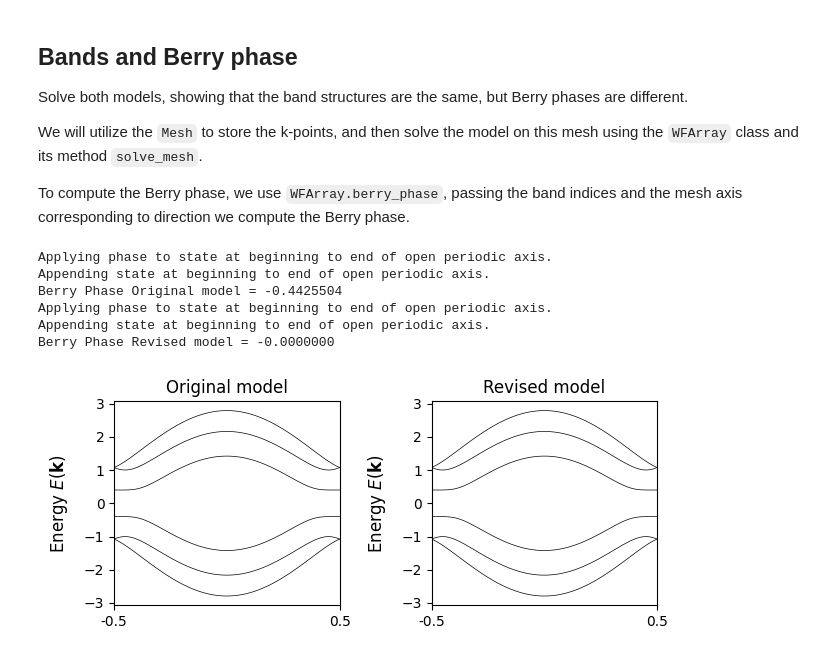
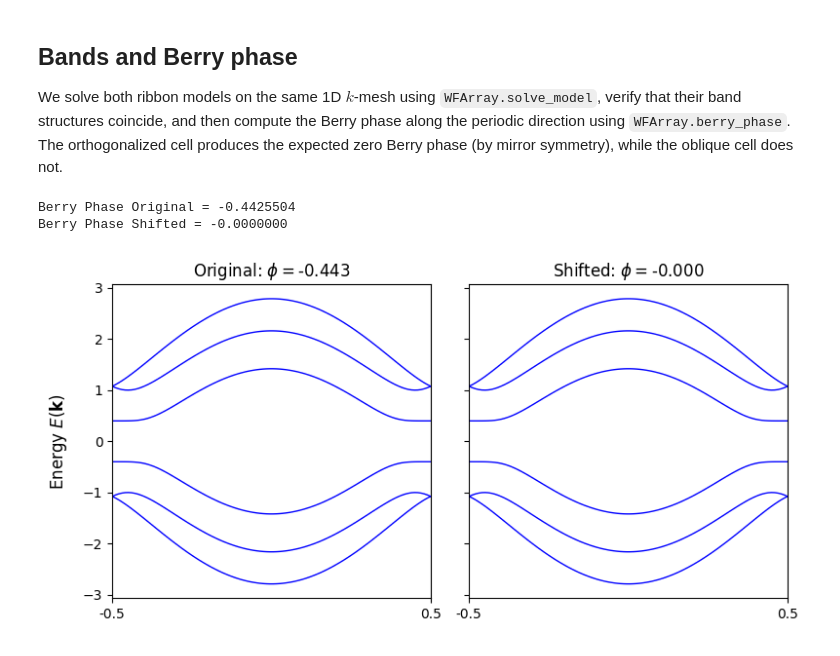
Before and after one commit to pythtb/pythtb, a Jupyter notebook: docs/source/examples_ipynb/boron_nitride.ipynb, the cells around one changed output. Cells and saved outputs as stored; diff of their text form; code cells hidden in the pictures.

```diff
--- a/docs/source/examples_ipynb/boron_nitride.ipynb
+++ b/docs/source/examples_ipynb/boron_nitride.ipynb
@@ -109,42 +119,35 @@ Lattice vectors (Cartesian):
 # %% [markdown]
 ## Bands and Berry phase
 
-Solve both models, showing that the band structures are the same, but Berry phases are different.
-
-We will utilize the `Mesh` to store the k-points, and then solve the model on this mesh using the `WFArray` class and its method
-`solve_mesh`.
-
-To compute the Berry phase, we use `WFArray.berry_phase`, passing the band indices and the mesh axis corresponding to direction we compute the Berry phase.
+We solve both ribbon models on the same 1D $k$-mesh using `WFArray.solve_model`, verify that their band structures coincide, and then compute the Berry phase along the periodic direction using `WFArray.berry_phase`. The orthogonalized cell produces the expected zero Berry phase (by mirror symmetry), while the oblique cell does not.
 # %%
-fig, ax = plt.subplots(1, 2, figsize=(6.5, 2.8))
+fig, ax = plt.subplots(1, 2, figsize=(8, 4), sharey=True)
 
 def run_model(model, panel, title):
     k_nodes = [[-0.5], [0.5]]
 
-    model.plot_bands(k_path=k_nodes, nk=100, fig=fig, ax=ax[panel], lc="k", lw=0.5)
-    ax[panel].set_title(title)
+    model.plot_bands(k_nodes=k_nodes, nk=100, fig=fig, ax=ax[panel], lw=1)
     ax[panel].set_xticklabels([-0.5, 0.5])
 
     mesh = Mesh(dim_k=model.dim_k, axis_types=["k"])
     mesh.build_grid(shape=(40,), gamma_centered=True)
-    wf = WFArray(model, mesh)
-    wf.solve_mesh()
+    wf = WFArray(model.lattice, mesh)
+    wf.solve_model(model)
 
     n_occ = model.nstate // 2
-    berry_phase = wf.berry_phase(0, range(n_occ))
+    berry_phase = wf.berry_phase(mu=0, state_idx=range(n_occ))
+    ax[panel].set_title(fr"{title}: $\phi=${berry_phase: .3f}")
+
     print(f"Berry Phase {title} = {berry_phase:.7f}")
 
-run_model(model_orig, 0, "Original model")
-run_model(model_perp, 1, "Revised model")
+run_model(model_orig, 0, "Original")
+run_model(model_perp, 1, "Shifted")
 
+ax[1].set_ylabel(None)
 fig.tight_layout()
 plt.show()
 # %% [output]
-Applying phase to state at beginning to end of open periodic axis.
-Appending state at beginning to end of open periodic axis.
-Berry Phase Original model = -0.4425504
-Applying phase to state at beginning to end of open periodic axis.
-Appending state at beginning to end of open periodic axis.
-Berry Phase Revised model = -0.0000000
+Berry Phase Original = -0.4425504
+Berry Phase Shifted = -0.0000000
-[figure, old version]
+[figure, new version]
 # %% [markdown]
```
Also changed, not shown: parts of 8 cells of this notebook, 23 other files.
